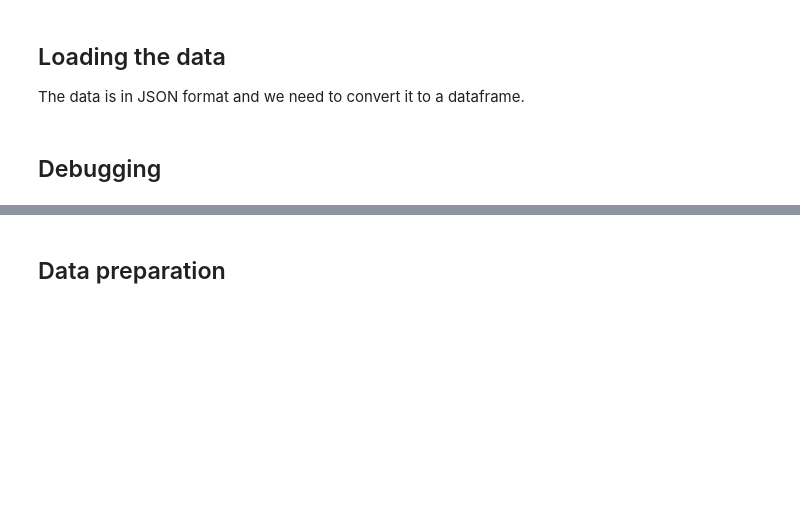
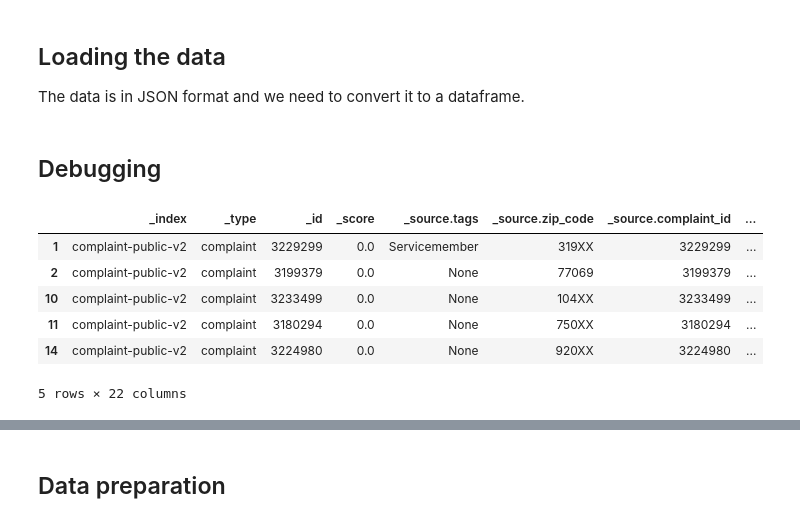
Before and after one commit to Ashish0898/Automatic-Ticket-Classification, a Jupyter notebook: Automatic_Ticket_Classification_Assignment.ipynb, the cells around one changed output, grey strips where cells are left out. Drawn from its saved outputs; the diff is of its cells as text; code cells hidden in the pictures; blank space fills up the shorter version.

```diff
--- a/Automatic_Ticket_Classification_Assignment.ipynb
+++ b/Automatic_Ticket_Classification_Assignment.ipynb
@@ -141,34 +121,34 @@ for i in xyz['_source.complaint_what_happened']:
 # %%
-# Opening JSON file
-with open('/content/complaints-2021-05-14_08_16.json', 'r') as file:
-    data = json.load(file)
+text = "Thisisatextwithoutspaces"
+#pattern = r"\b\w+\b"  # regex pattern to match one or more word characters
 
-# returns JSON object as
-# a dictionary
+pattern = r'^\S+$'
 
-df = pd.json_normalize(data)
-
-text = "Thisisatextwithoutspaces"
-pattern = r"\b\w+\b"  # regex pattern to match one or more word characters
-
-#pattern = r'^\S+$'
-
-xyz=df
+xyz=df.copy()
 xyz['_source.complaint_what_happened']=xyz['_source.complaint_what_happened'].replace('',np.nan,regex=True)
-xyz['_source.complaint_what_happened']=xyz['_source.complaint_what_happened'].replace(' ',np.nan,regex=True)
+#xyz['_source.complaint_what_happened']=xyz['_source.complaint_what_happened'].replace('',np.nan,regex=True)
 xyz.dropna(subset=['_source.complaint_what_happened'],inplace=True)
 
 
 # use regex to filter rows with sample text with no spaces
-#xyz = xyz[~xyz['_source.complaint_what_happened'].str.contains(pattern)]
-
+xyz = xyz[~xyz['_source.complaint_what_happened'].str.contains(pattern)]
+xyz.head()
 # print the resulting dataframe
 #xyz.head()
 
 
-for i in xyz['_source.complaint_what_happened']:
-  matches = re.search(pattern, i)
-  if(matches== True):
-    xyz = xyz.drop(xyz[xyz['_source.complaint_what_happened'] == i].index, inplace=True)
+# for i in xyz['_source.complaint_what_happened']:
+#   matches = re.search(pattern, i)
+#   print(matches)
+  # if(matches== True):
+  #   xyz = xyz.drop(xyz[xyz['_source.complaint_what_happened'] == i].index, inplace=True)
 
 #df.head()
+# %% [output]
+|  | _index | _type | _id | _score | _source.tags | _source.zip_code | _source.complaint_id | ... |
+| 1 | complaint-public-v2 | complaint | 3229299 | 0.0 | Servicemember | 319XX | 3229299 | ... |
+| 2 | complaint-public-v2 | complaint | 3199379 | 0.0 | None | 77069 | 3199379 | ... |
+| 10 | complaint-public-v2 | complaint | 3233499 | 0.0 | None | 104XX | 3233499 | ... |
+| 11 | complaint-public-v2 | complaint | 3180294 | 0.0 | None | 750XX | 3180294 | ... |
+| 14 | complaint-public-v2 | complaint | 3224980 | 0.0 | None | 920XX | 3224980 | ... |
+5 rows × 22 columns
```
Also changed, not shown: parts of 23 cells of this notebook.
